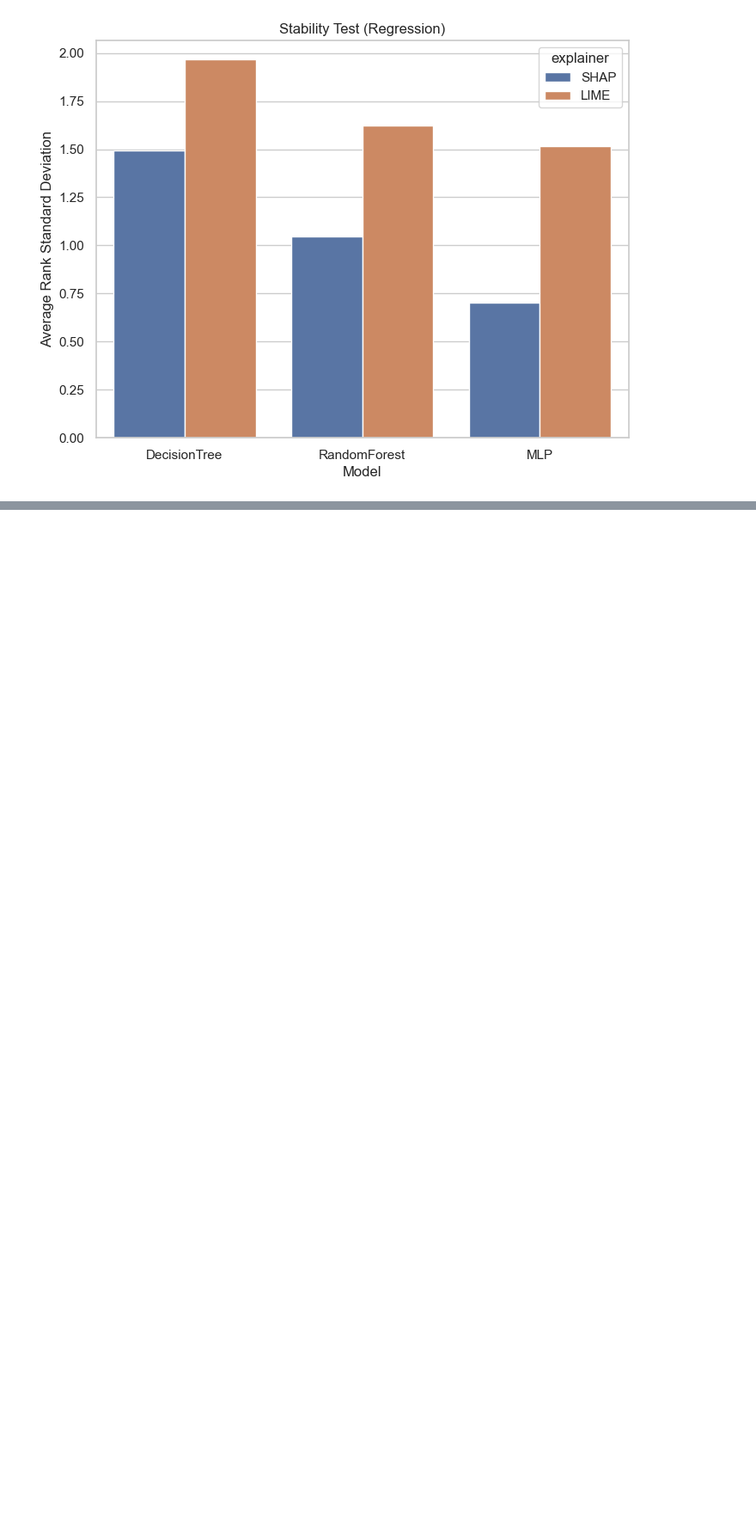
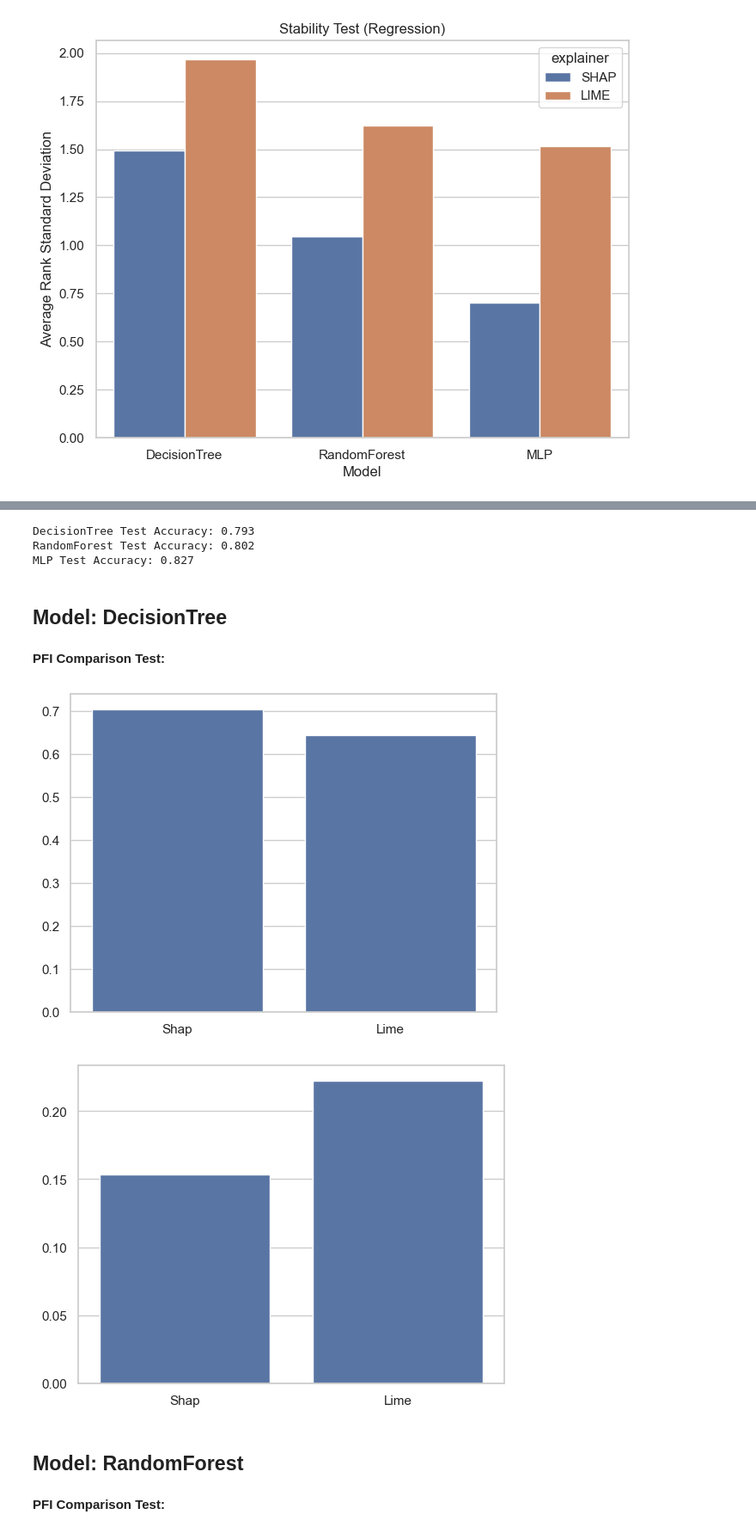
Before and after one commit to lorenzilipe/250-final-project, a Jupyter notebook: experiments.ipynb, the cells around one changed output, grey strips where cells are left out. Shown at 86% size. Cells and saved outputs as stored; diff of their text form; code cells hidden in the pictures; blank space fills up the shorter version.

Commit message:
add and run permutation-based feature importance comparison experiments

```diff
--- a/experiments.ipynb
+++ b/experiments.ipynb
@@ -181,6 +185,12 @@ def get_lime_feature_ranking(model, X_train, test_instance, mode='classification
 
     return sorted(feature_importance, key=lambda x: x[1], reverse=True)
 
+def get_pfi_feature_ranking(model, columns, X_test, y_test, n_repeat=15):
+    results = permutation_importance(model, X_test, y_test, n_repeats=n_repeat, random_state=RANDOM_STATE, n_jobs=-1)
+    feature_importance = {feature: importance for feature, importance in zip(columns, results.importances_mean)}
+    sorted_features = sorted(feature_importance.items(), key=lambda x: x[1], reverse=True)
+    return sorted_features
+
 def average_rank_std_from_dicts(dict_list):
     """
     Computes the average standard deviation of feature rank positions across multiple runs.
@@ -531,0 +567,72 @@ MLP Test MSE: 18.632
+# %%
+# Load dataset and train models
+X, y = load_adult()
+models, X_train, X_test, y_train, y_test = train_classification_models(X, y)
+
+# Sample 100 random test data points
+X_test = X_test.sample(100, random_state=RANDOM_STATE)
+y_test = y_test.loc[X_test.index]
+
+results = {
+    'model': [],
+    'explainer': [],
+    'pfi_comparison_kendalltau': [],
+    'pfi_comparison_spearmanr': []
+    }
+
+for name, model in models.items():
+    display(Markdown(f"## Model: **{name}**"))
+
+    # PFI Comparison Test
+    display(Markdown("**PFI Comparison Test:**"))
+    pfi_comparison_test_kendalltau, pfi_comparison_test_spearmanr = pfi_comparison_test(
+        name,
+        model,
+        X_train,
+        X_test,
+        y_test,
+        mode='classification',
+        background_frac=0.1
+        )
+    sns.barplot(x=['Shap', 'Lime'], y=[pfi_comparison_test_kendalltau['shap'].mean(), pfi_comparison_test_kendalltau['lime'].mean()])
+    plt.show()
+    sns.barplot(x=['Shap', 'Lime'], y=[pfi_comparison_test_spearmanr['shap'].mean(), pfi_comparison_test_spearmanr['lime'].mean()])
+    plt.show()
+
+    results['model'].append(name)
+    results['explainer'].append('SHAP')
+    results['pfi_comparison_kendalltau'].append(pfi_comparison_test_kendalltau['shap'].mean())
+    results['pfi_comparison_spearmanr'].append(pfi_comparison_test_spearmanr['shap'].mean())
+
+    results['model'].append(name)
+    results['explainer'].append('LIME')
+    results['pfi_comparison_kendalltau'].append(pfi_comparison_test_kendalltau['lime'].mean())
+    results['pfi_comparison_spearmanr'].append(pfi_comparison_test_spearmanr['lime'].mean())
+
+df = pd.DataFrame(results)
+
+sns.set_theme(style="whitegrid")
+plt.figure(figsize=(8, 6))
+sns.barplot(data=df, x='model', y='pfi_comparison_kendalltau', hue='explainer')
+plt.title("PFI Comparison Test - Kendall Tau Distance (Classification)")
+plt.xlabel("Model")
+plt.ylabel("Average Kendall Tau Distance")
+plt.show()
+
+sns.set_theme(style="whitegrid")
+plt.figure(figsize=(8, 6))
+sns.barplot(data=df, x='model', y='pfi_comparison_spearmanr', hue='explainer')
+plt.title("PFI Comparison Test - Spearman R (Classification)")
+plt.xlabel("Model")
+plt.ylabel("Average Spearman R")
+plt.show()
+# %% [output]
+DecisionTree Test Accuracy: 0.793
+RandomForest Test Accuracy: 0.802
+MLP Test Accuracy: 0.827
+## Model: **DecisionTree**
+**PFI Comparison Test:**
+[figure, added]
+[figure, added]
+## Model: **RandomForest**
+**PFI Comparison Test:**
```
Also changed, not shown: parts of 6 cells of this notebook.
